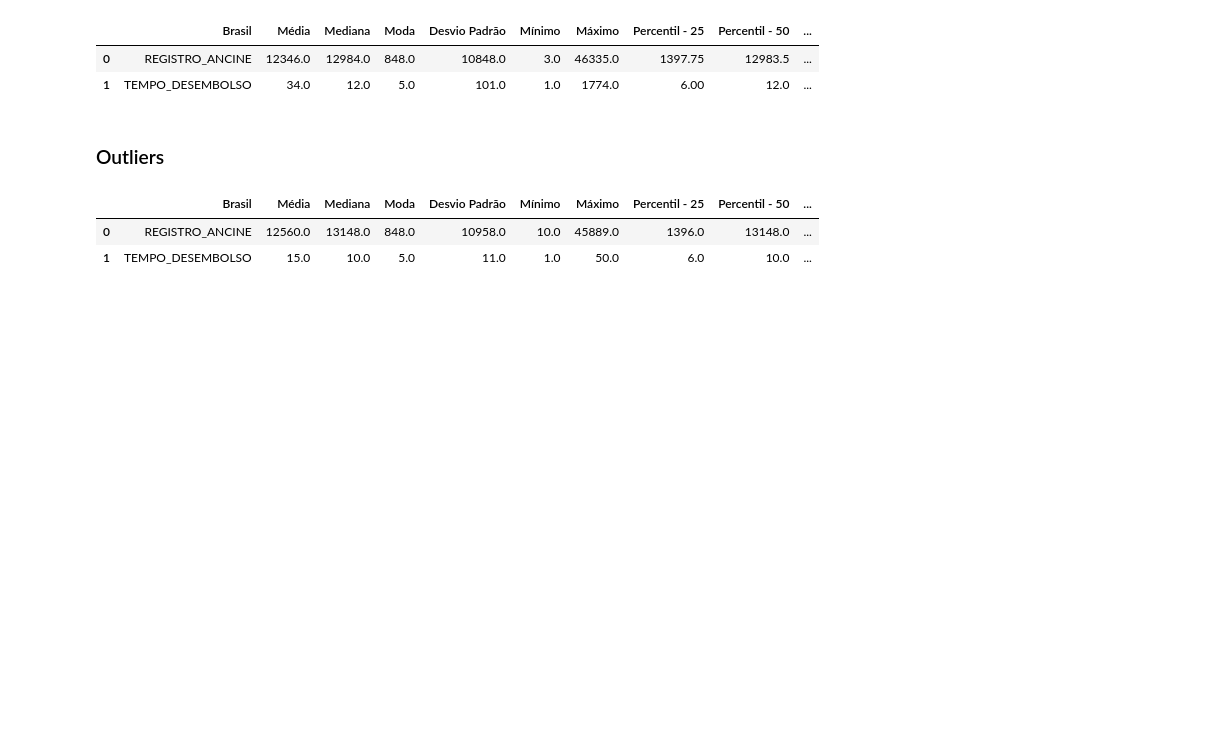
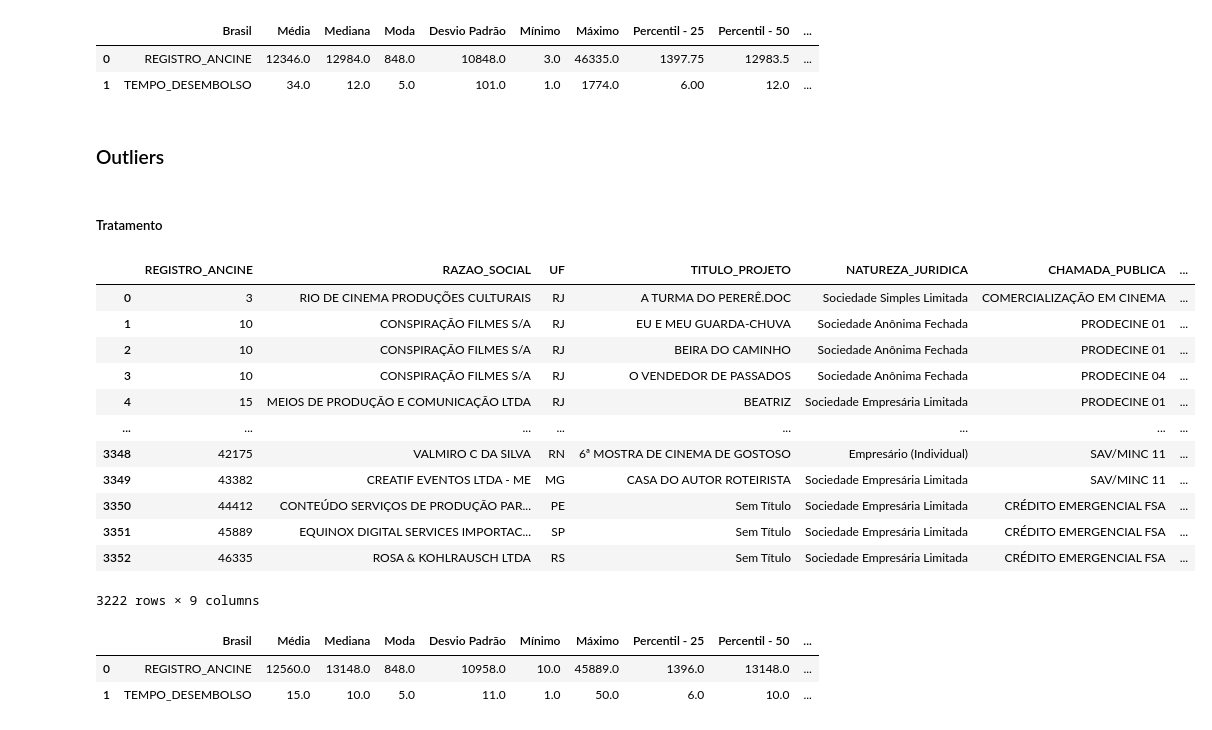
Before and after one commit to fonsecadados/AgenciaNacionalDoCinema_ANCINE, a Jupyter notebook: ANCINE_DesafiosEOportunidades.ipynb, the cells around one changed output. Cells and saved outputs as stored; diff of their text form; code cells hidden in the pictures; blank space fills up the shorter version.

```diff
--- a/ANCINE_DesafiosEOportunidades.ipynb
+++ b/ANCINE_DesafiosEOportunidades.ipynb
@@ -1327,6 +1338,24 @@ stats_tempo_desembolso()
 | 1 | TEMPO_DESEMBOLSO | 34.0 | 12.0 | 5.0 | 101.0 | 1.0 | 1774.0 | 6.00 | 12.0 | ... |
 # %% [markdown]
 ### Outliers
+# %% [markdown]
+##### Tratamento
+# %%
+fsa_desembolso_tempo
+# %% [output]
+|  | REGISTRO_ANCINE | RAZAO_SOCIAL | UF | TITULO_PROJETO | NATUREZA_JURIDICA | CHAMADA_PUBLICA | ... |
+| 0 | 3 | RIO DE CINEMA PRODUÇÕES CULTURAIS | RJ | A TURMA DO PERERÊ.DOC | Sociedade Simples Limitada | COMERCIALIZAÇÃO EM CINEMA | ... |
+| 1 | 10 | CONSPIRAÇÃO FILMES S/A | RJ | EU E MEU GUARDA-CHUVA | Sociedade Anônima Fechada | PRODECINE 01 | ... |
+| 2 | 10 | CONSPIRAÇÃO FILMES S/A | RJ | BEIRA DO CAMINHO | Sociedade Anônima Fechada | PRODECINE 01 | ... |
+| 3 | 10 | CONSPIRAÇÃO FILMES S/A | RJ | O VENDEDOR DE PASSADOS | Sociedade Anônima Fechada | PRODECINE 04 | ... |
+| 4 | 15 | MEIOS DE PRODUÇÃO E COMUNICAÇÃO LTDA | RJ | BEATRIZ | Sociedade Empresária Limitada | PRODECINE 01 | ... |
+| ... | ... | ... | ... | ... | ... | ... | ... |
+| 3348 | 42175 | VALMIRO C DA SILVA | RN | 6ª MOSTRA DE CINEMA DE GOSTOSO | Empresário (Individual) | SAV/MINC 11 | ... |
+| 3349 | 43382 | CREATIF EVENTOS LTDA - ME | MG | CASA DO AUTOR ROTEIRISTA | Sociedade Empresária Limitada | SAV/MINC 11 | ... |
+| 3350 | 44412 | CONTEÚDO SERVIÇOS DE PRODUÇÃO PAR... | PE | Sem Título | Sociedade Empresária Limitada | CRÉDITO EMERGENCIAL FSA | ... |
+| 3351 | 45889 | EQUINOX DIGITAL SERVICES IMPORTAC... | SP | Sem Título | Sociedade Empresária Limitada | CRÉDITO EMERGENCIAL FSA | ... |
+| 3352 | 46335 | ROSA & KOHLRAUSCH LTDA | RS | Sem Título | Sociedade Empresária Limitada | CRÉDITO EMERGENCIAL FSA | ... |
+3222 rows × 9 columns
 # %%
 outlier_300 = fsa_desembolso_tempo[fsa_desembolso_tempo['TEMPO_DESEMBOLSO'] <=50]
 # %%
```
Also changed, not shown: parts of 14 cells of this notebook.
